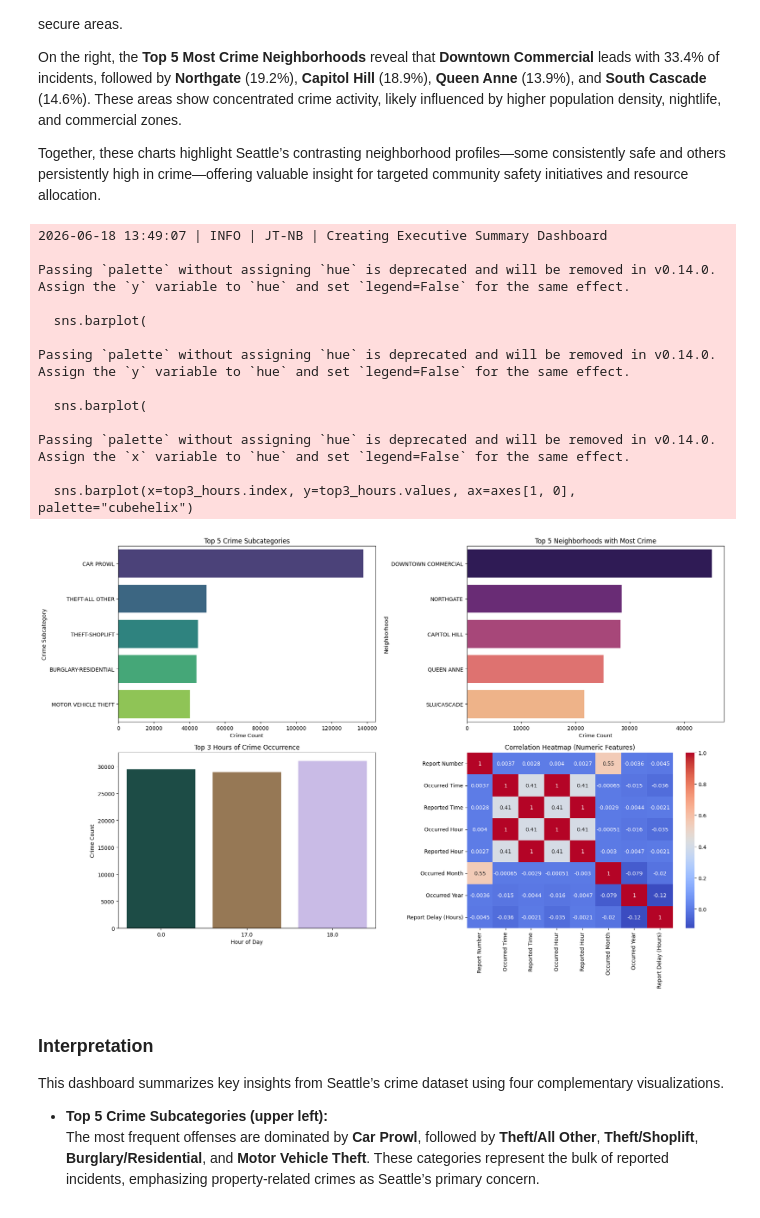
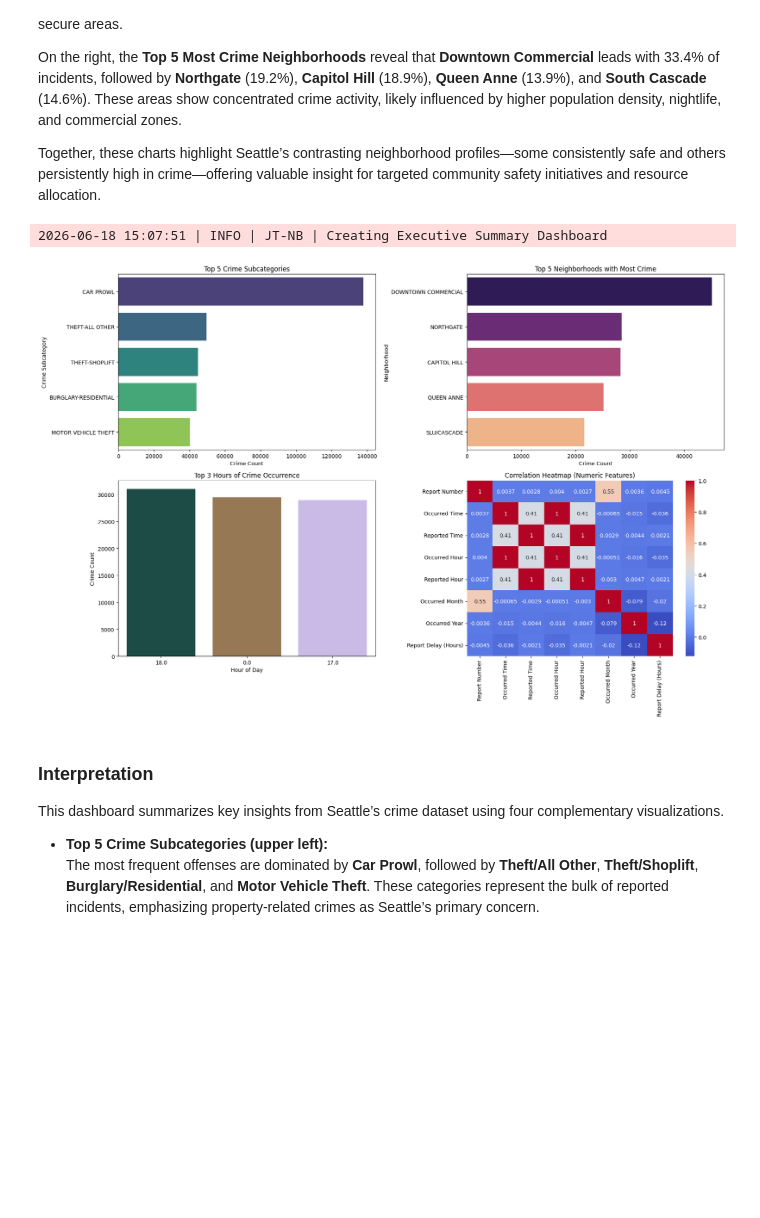
Before and after one commit to justicetefera/datafun-06-applied, a Jupyter notebook: notebooks/crime_eda.ipynb, the cells around one changed output. Cells and saved outputs as stored; diff of their text form; code cells hidden in the pictures; blank space fills up the shorter version.

```diff
--- a/notebooks/crime_eda.ipynb
+++ b/notebooks/crime_eda.ipynb
@@ -644,6 +646,9 @@ The pattern highlights how time of day influences crime frequency, providing val
 # === Side-by-Side Pie Charts: Safest vs Most Crime Neighborhoods ===
 
 LOG.info("Creating side-by-side pie charts for safest and most crime neighborhoods")
+
+# Reset to default (white background)
+plt.style.use("default")
 
 # Count crimes per neighborhood
 neighborhood_counts = df_clean["Neighborhood"].value_counts()
@@ -710,52 +715,51 @@ fig, axes = plt.subplots(2, 2, figsize=(18, 12))
 # --- Top 5 Crime Subcategories ---
 sns.barplot(
     x=top5_crime_types.values,
-    y=top5_crime_types.index,
+    y=top5_crime_types.index.astype(str),
+    hue=top5_crime_types.index.astype(str),  # REQUIRED for Seaborn 0.14+
+    palette="viridis",
+    legend=False,
     ax=axes[0, 0],
-    palette="viridis",
 )
 axes[0, 0].set_title("Top 5 Crime Subcategories")
 axes[0, 0].set_xlabel("Crime Count")
 axes[0, 0].set_ylabel("Crime Subcategory")
 
 # --- Top 5 Neighborhoods ---
 sns.barplot(
     x=top5_neighborhoods.values,
-    y=top5_neighborhoods.index,
+    y=top5_neighborhoods.index.astype(str),
+    hue=top5_neighborhoods.index.astype(str),
+    palette="magma",
+    legend=False,
     ax=axes[0, 1],
-    palette="magma",
 )
 axes[0, 1].set_title("Top 5 Neighborhoods with Most Crime")
 axes[0, 1].set_xlabel("Crime Count")
 axes[0, 1].set_ylabel("Neighborhood")
 
 # --- Top 3 Crime Hours ---
-sns.barplot(x=top3_hours.index, y=top3_hours.values, ax=axes[1, 0], palette="cubehelix")
+sns.barplot(
+    x=top3_hours.index.astype(str),
+    y=top3_hours.values,
+    hue=top3_hours.index.astype(str),
+    palette="cubehelix",
+    legend=False,
+    ax=axes[1, 0],
+)
 axes[1, 0].set_title("Top 3 Hours of Crime Occurrence")
 axes[1, 0].set_xlabel("Hour of Day")
 axes[1, 0].set_ylabel("Crime Count")
 
 # --- Correlation Heatmap ---
 sns.heatmap(corr, annot=True, cmap="coolwarm", ax=axes[1, 1])
 axes[1, 1].set_title("Correlation Heatmap (Numeric Features)")
 
 plt.tight_layout()
 plt.show()
 # %% [output]
-2026-06-18 13:49:07 | INFO | JT-NB | Creating Executive Summary Dashboard
-
-Passing `palette` without assigning `hue` is deprecated and will be removed in v0.14.0. Assign the `y` variable to `hue` and set `legend=False` for the same effect.
-
-  sns.barplot(
-
-Passing `palette` without assigning `hue` is deprecated and will be removed in v0.14.0. Assign the `y` variable to `hue` and set `legend=False` for the same effect.
-
-  sns.barplot(
-
-Passing `palette` without assigning `hue` is deprecated and will be removed in v0.14.0. Assign the `x` variable to `hue` and set `legend=False` for the same effect.
-
-  sns.barplot(x=top3_hours.index, y=top3_hours.values, ax=axes[1, 0], palette="cubehelix")
+2026-06-18 15:07:51 | INFO | JT-NB | Creating Executive Summary Dashboard
-[figure, old version]
+[figure, new version]
 # %% [markdown]
 
 ### Interpretation
```
Also changed, not shown: parts of 18 cells of this notebook, 1 other file.
